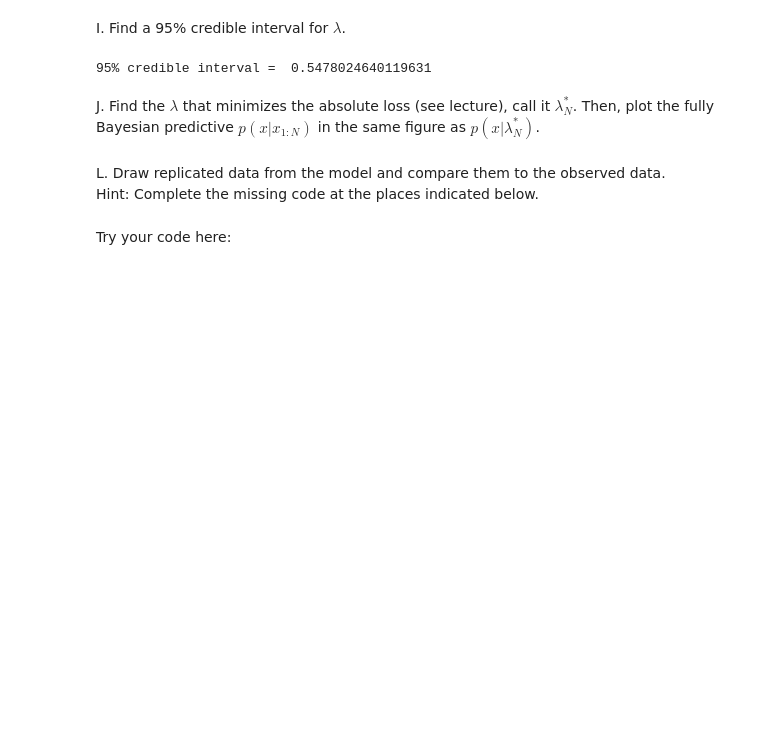
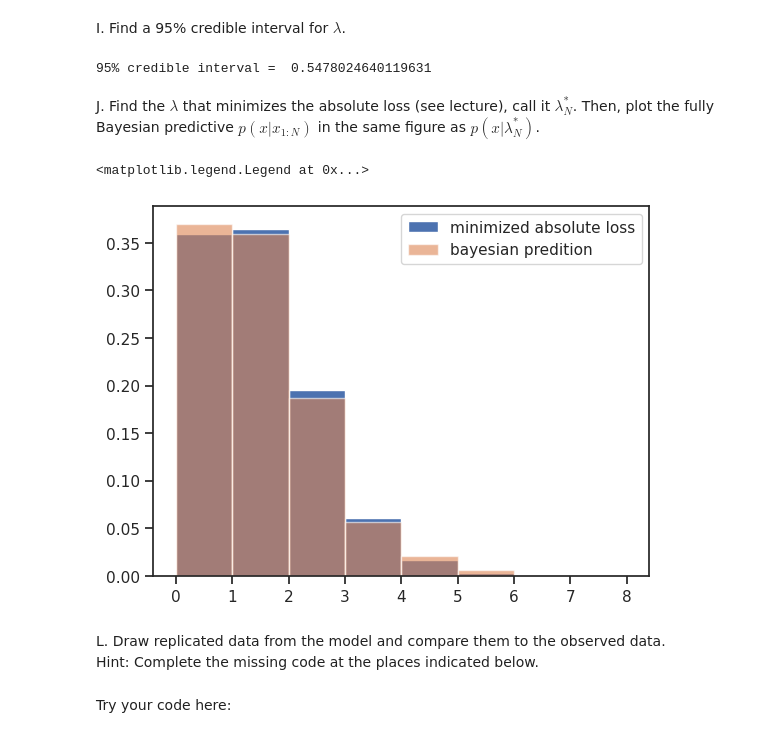
Before and after one commit to zeligerstav/data-analytics-se, a Jupyter notebook: lecturebook/homework/homework-03.ipynb, the cells around one changed output. Saved outputs shown, nothing was run; the diff lists cells and outputs as text; code cells hidden in the pictures; blank space fills up the shorter version.

```diff
--- a/lecturebook/homework/homework-03.ipynb
+++ b/lecturebook/homework/homework-03.ipynb
@@ -698,3 +696,15 @@ Then, plot the fully Bayesian predictive $p(x|x_{1:N})$ in the same figure as $p
+# %%
+# Write your code here and print() your answer
+lambda_star = np.mean(samples) # Mean of a possion is lambda
+lambda_star_samples = st.poisson(lambda_star).rvs(num_samples)
+
+ig, ax = plt.subplots()
+ax.hist(lambda_star_samples,density=True,bins=np.arange(9),alpha=1,label="minimized absolute loss")
+ax.hist(samples,density=True,bins=range(9),alpha=0.6,label="bayesian predition")
+ax.legend()
+# %% [output]
+<matplotlib.legend.Legend at 0x...>
+[figure, added]
 # %% [markdown]
 L. Draw replicated data from the model and compare them to the observed data.
 <br>
```
Also changed, not shown: parts of 7 cells of this notebook.
